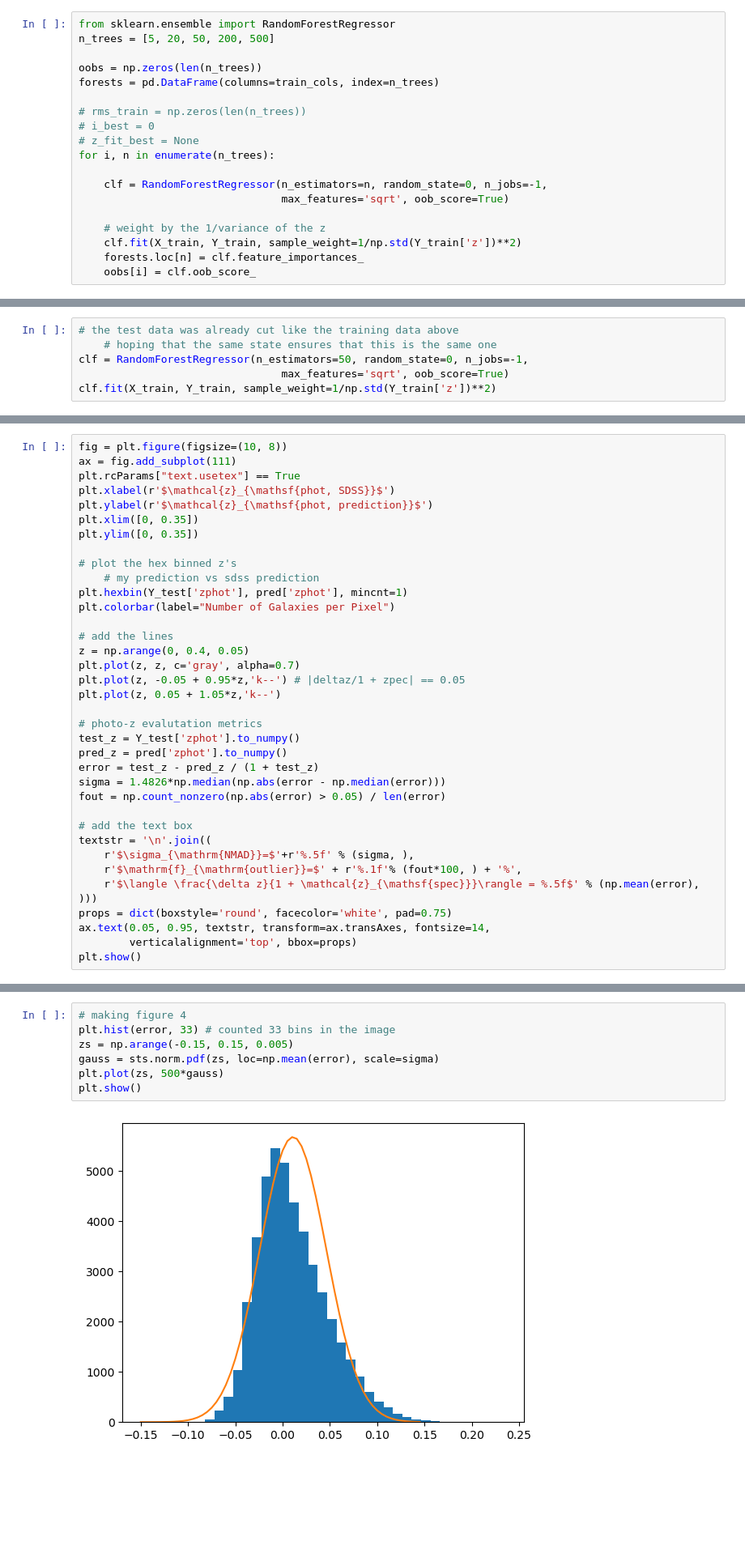
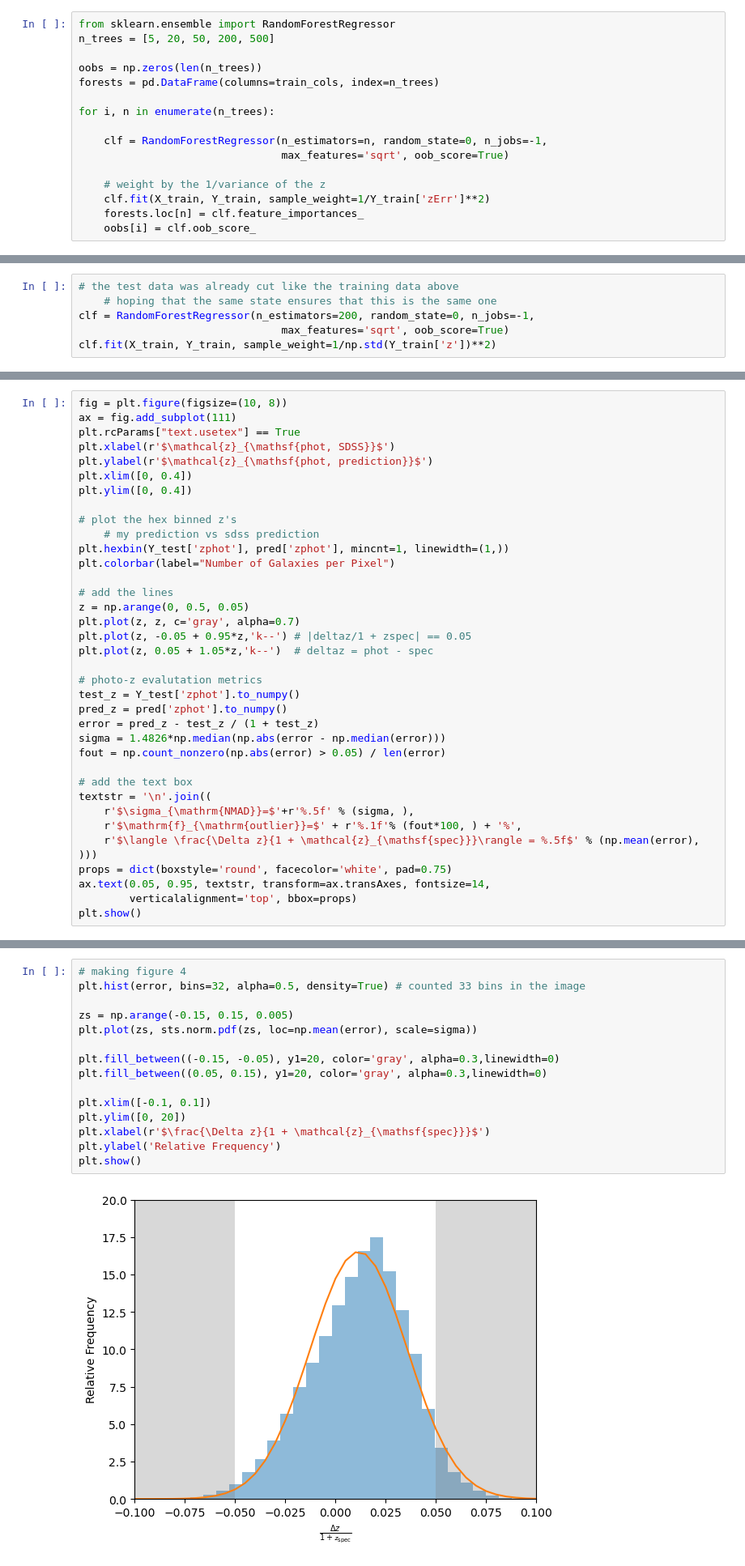
Before and after one commit to gnarayan/ast596_2023_Spring, a Jupyter notebook: homework/HaillePerkins/06/HW06+7.ipynb, the cells around one changed output, grey strips where cells are left out. Shown: that part at 81% size. Saved outputs shown, nothing was run; the diff lists cells and outputs as text; blank space fills up the shorter version.

Commit message:
fixed weights on forests and made figure 4 relative frequency

```diff
--- a/homework/HaillePerkins/06/HW06+7.ipynb
+++ b/homework/HaillePerkins/06/HW06+7.ipynb
@@ -295,16 +295,13 @@ n_trees = [5, 20, 50, 200, 500]
 oobs = np.zeros(len(n_trees))
 forests = pd.DataFrame(columns=train_cols, index=n_trees)
 
-# rms_train = np.zeros(len(n_trees))
-# i_best = 0
-# z_fit_best = None
 for i, n in enumerate(n_trees):
 
     clf = RandomForestRegressor(n_estimators=n, random_state=0, n_jobs=-1,
                                 max_features='sqrt', oob_score=True)
 
     # weight by the 1/variance of the z
-    clf.fit(X_train, Y_train, sample_weight=1/np.std(Y_train['z'])**2)
+    clf.fit(X_train, Y_train, sample_weight=1/Y_train['zErr']**2)
     forests.loc[n] = clf.feature_importances_
     oobs[i] = clf.oob_score_
 # %%
@@ -353,7 +359,7 @@ Pick your best performing forest from Q7. Load the test data (remember to apply
 # %%
 # the test data was already cut like the training data above
     # hoping that the same state ensures that this is the same one
-clf = RandomForestRegressor(n_estimators=50, random_state=0, n_jobs=-1,
+clf = RandomForestRegressor(n_estimators=200, random_state=0, n_jobs=-1,
                                 max_features='sqrt', oob_score=True)
 clf.fit(X_train, Y_train, sample_weight=1/np.std(Y_train['z'])**2)
 # %% [output]
@@ -382,24 +388,24 @@ ax = fig.add_subplot(111)
 plt.rcParams["text.usetex"] == True
 plt.xlabel(r'$\mathcal{z}_{\mathsf{phot, SDSS}}$')
 plt.ylabel(r'$\mathcal{z}_{\mathsf{phot, prediction}}$')
-plt.xlim([0, 0.35])
-plt.ylim([0, 0.35])
+plt.xlim([0, 0.4])
+plt.ylim([0, 0.4])
 
 # plot the hex binned z's
     # my prediction vs sdss prediction
-plt.hexbin(Y_test['zphot'], pred['zphot'], mincnt=1)
+plt.hexbin(Y_test['zphot'], pred['zphot'], mincnt=1, linewidth=(1,))
 plt.colorbar(label="Number of Galaxies per Pixel")
 
 # add the lines
-z = np.arange(0, 0.4, 0.05)
+z = np.arange(0, 0.5, 0.05)
 plt.plot(z, z, c='gray', alpha=0.7)
-plt.plot(z, -0.05 + 0.95*z,'k--') # |deltaz/1 + zpec| == 0.05
-plt.plot(z, 0.05 + 1.05*z,'k--')
+plt.plot(z, -0.05 + 0.95*z,'k--') # |deltaz/1 + zspec| == 0.05
+plt.plot(z, 0.05 + 1.05*z,'k--')  # deltaz = phot - spec
 
 # photo-z evalutation metrics
 test_z = Y_test['zphot'].to_numpy()
 pred_z = pred['zphot'].to_numpy()
-error = test_z - pred_z / (1 + test_z)
+error = pred_z - test_z / (1 + test_z)
 sigma = 1.4826*np.median(np.abs(error - np.median(error)))
 fout = np.count_nonzero(np.abs(error) > 0.05) / len(error)
 
@@ -407,7 +413,7 @@ fout = np.count_nonzero(np.abs(error) > 0.05) / len(error)
 textstr = '\n'.join((
     r'$\sigma_{\mathrm{NMAD}}=$'+r'%.5f' % (sigma, ),
     r'$\mathrm{f}_{\mathrm{outlier}}=$' + r'%.1f'% (fout*100, ) + '%',
-    r'$\langle \frac{\delta z}{1 + \mathcal{z}_{\mathsf{spec}}}\rangle = %.5f$' % (np.mean(error), )))
+    r'$\langle \frac{\Delta z}{1 + \mathcal{z}_{\mathsf{spec}}}\rangle = %.5f$' % (np.mean(error), )))
 props = dict(boxstyle='round', facecolor='white', pad=0.75)
 ax.text(0.05, 0.95, textstr, transform=ax.transAxes, fontsize=14,
         verticalalignment='top', bbox=props)
@@ -421,9 +423,17 @@ np.mean(error)
 # %%
 # making figure 4
-plt.hist(error, 33) # counted 33 bins in the image
+plt.hist(error, bins=32, alpha=0.5, density=True) # counted 33 bins in the image
+
 zs = np.arange(-0.15, 0.15, 0.005)
-gauss = sts.norm.pdf(zs, loc=np.mean(error), scale=sigma)
-plt.plot(zs, 500*gauss)
+plt.plot(zs, sts.norm.pdf(zs, loc=np.mean(error), scale=sigma))
+
+plt.fill_between((-0.15, -0.05), y1=20, color='gray', alpha=0.3,linewidth=0)
+plt.fill_between((0.05, 0.15), y1=20, color='gray', alpha=0.3,linewidth=0)
+
+plt.xlim([-0.1, 0.1])
+plt.ylim([0, 20])
+plt.xlabel(r'$\frac{\Delta z}{1 + \mathcal{z}_{\mathsf{spec}}}$')
+plt.ylabel('Relative Frequency')
 plt.show()
 # %% [output]
-[figure, old version]
+[figure, new version]
```
Also changed, not shown: parts of 11 cells of this notebook, 1 other file.
